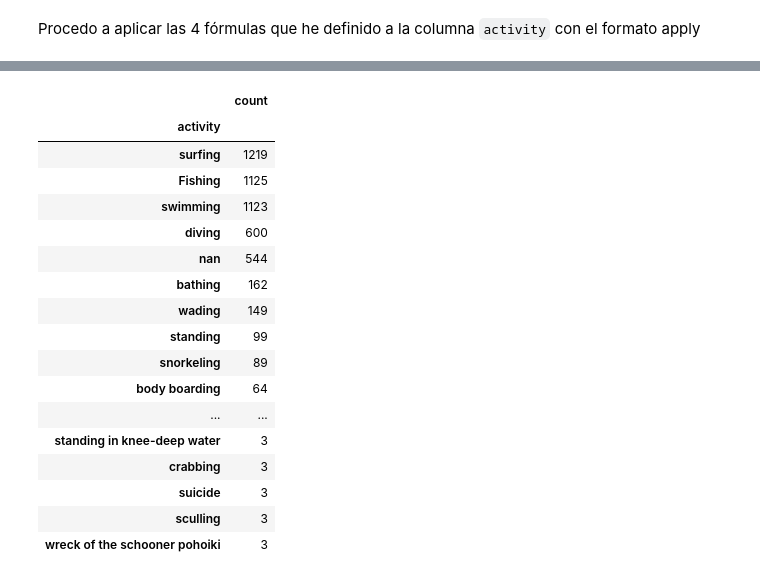
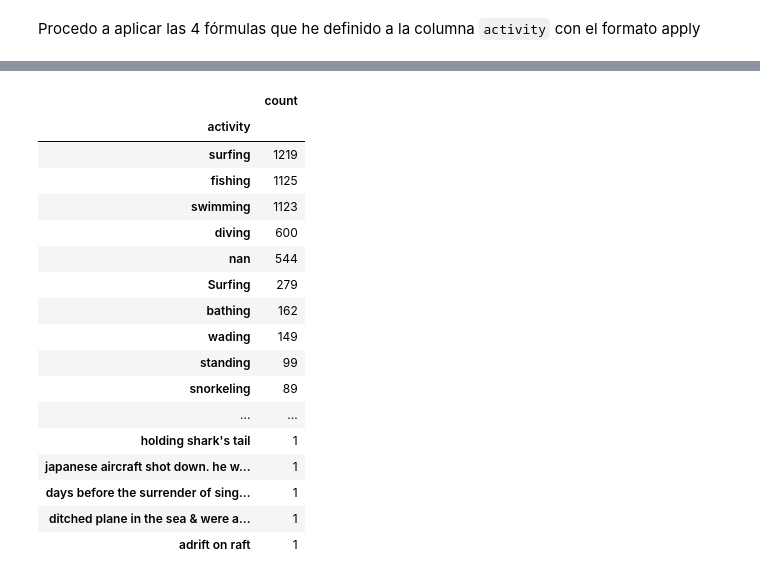
Before and after one commit to Jacobomb/PandasProjectJMB, a Jupyter notebook: notebooks/clean.ipynb, the cells around one changed output, grey strips where cells are left out. Drawn from its saved outputs; the diff is of its cells as text; code cells hidden in the pictures.

Commit message:
Generalización de variables de columna actividad+

```diff
--- a/notebooks/clean.ipynb
+++ b/notebooks/clean.ipynb
@@ -499,6 +499,34 @@ def busca_surf(cadena):
         return 'Surfing'
     else:
         return cadena # En caso de que no la encuentre se devuelve cadena original
+# %%
+# Defino una función que  busque los caracteres clave en la cadena de entrada
+def busca_over(cadena):
+
+    cadena = cadena.lower()
+
+    patron = r'over' # Defino un patrón de busqueda
+
+    resultado = re.search(patron, cadena)
+
+    if resultado: # Si el resultado no está vacío quiere decir que lo ha encontrado
+        return 'Overboard or capsized'
+    else:
+        return cadena # En caso de que no la encuentre se devuelve cadena original
+# %%
+# Defino una función que  busque los caracteres clave en la cadena de entrada
+def busca_board(cadena): # Las actividades que sean de tipo board las voy a meter en surfing también
+
+    cadena = cadena.lower()
+
+    patron = r'board' # Defino un patrón de busqueda
+
+    resultado = re.search(patron, cadena)
+
+    if resultado: # Si el resultado no está vacío quiere decir que lo ha encontrado
+        return 'Surfing'
+    else:
+        return cadena # En caso de que no la encuentre se devuelve cadena original
 # %% [markdown]
 Procedo a aplicar las 4 fórmulas que he definido a la columna `activity` con el formato apply
 # %%
@@ -529,25 +557,27 @@ dc.activity = dc.activity.apply(busca_swim)
 dc.activity = dc.activity.apply(busca_dive)
 dc.activity = dc.activity.apply(busca_surf)
 dc.activity = dc.activity.apply(busca_fish)
+dc.activity = dc.activity.apply(busca_over) # Llamo primero a esta función para quitarme los overboard antes de los deportes de tabla
+dc.activity = dc.activity.apply(busca_board)
 # %%
 actividades_limpia = pd.DataFrame(dc.activity.value_counts())
-actividades_limpia.head(50)
+actividades_limpia.head(150)
 # %% [output]
 |  | count |
 | activity |  |
 | surfing | 1219 |
-| Fishing | 1125 |
+| fishing | 1125 |
 | swimming | 1123 |
 | diving | 600 |
 | nan | 544 |
+| Surfing | 279 |
 | bathing | 162 |
 | wading | 149 |
 | standing | 99 |
 | snorkeling | 89 |
-| body boarding | 64 |
 | ... | ... |
-| standing in knee-deep water | 3 |
-| crabbing | 3 |
-| suicide | 3 |
-| sculling | 3 |
-| wreck of the schooner pohoiki | 3 |
+| holding shark's tail | 1 |
+| japanese aircraft shot down. he w... | 1 |
+| days before the surrender of sing... | 1 |
+| ditched plane in the sea & were a... | 1 |
+| adrift on raft | 1 |
```
